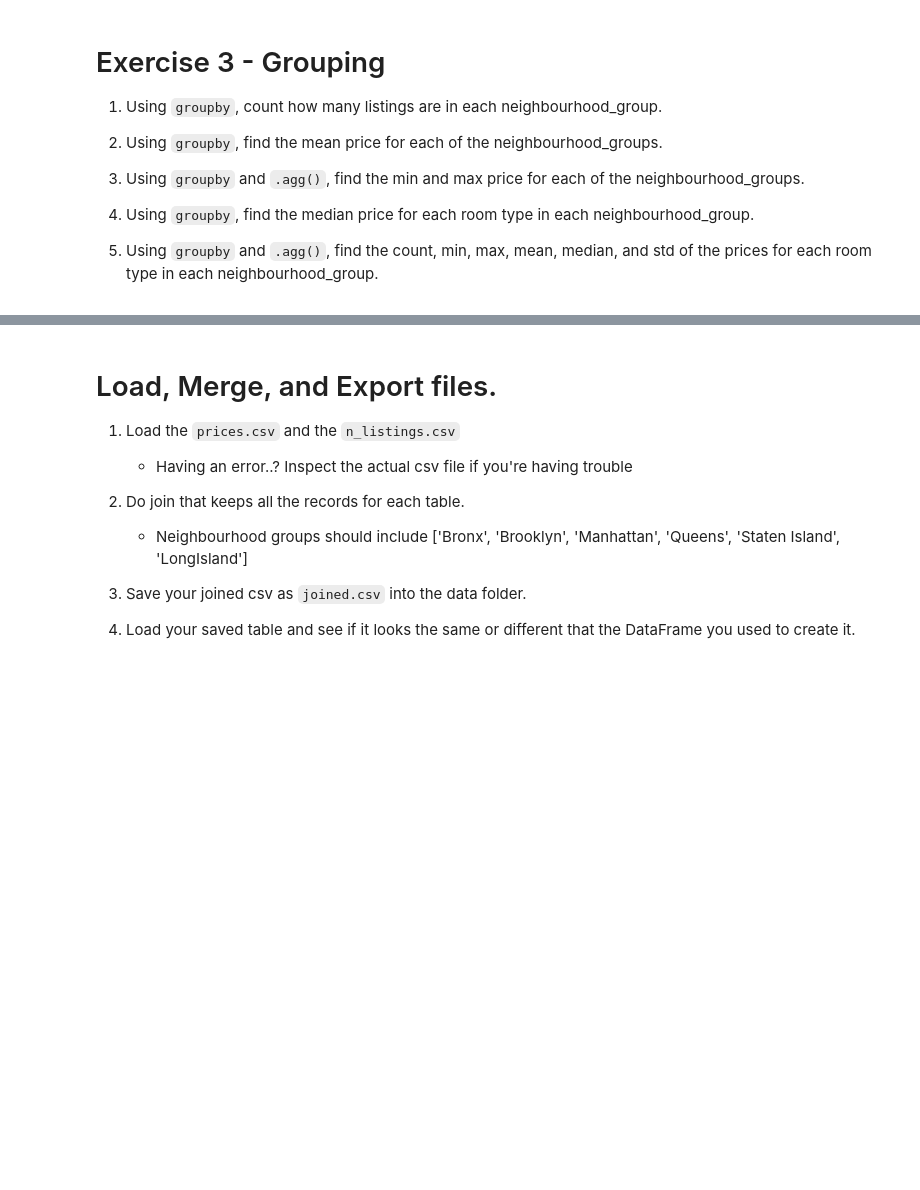
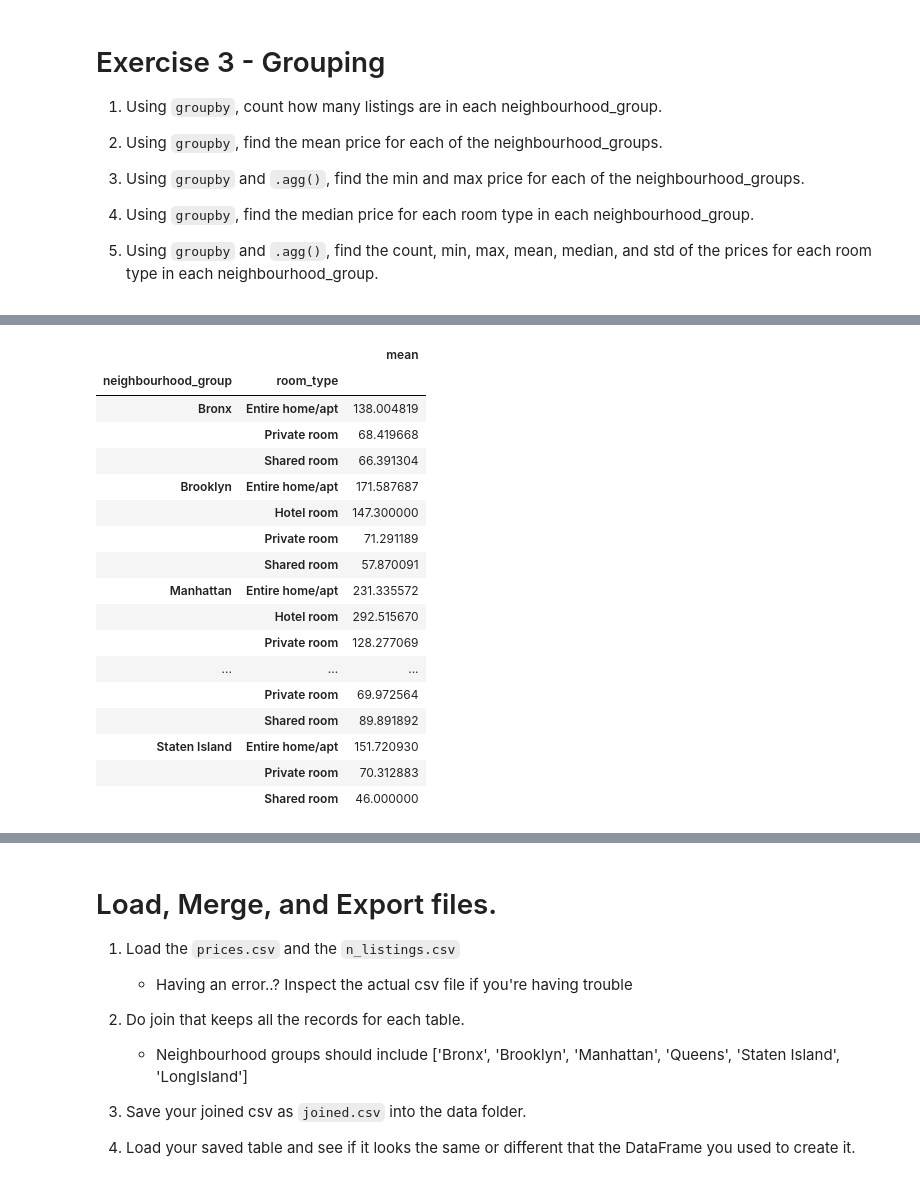
Before and after one commit to Mansur-Mahdee/2024-DS-Tue, a Jupyter notebook: Week-01-Pandas/Exercise-MM.ipynb, the cells around one changed output, grey strips where cells are left out. Cells and saved outputs as stored; diff of their text form; code cells hidden in the pictures; blank space fills up the shorter version.

```diff
--- a/Week-01-Pandas/Exercise-MM.ipynb
+++ b/Week-01-Pandas/Exercise-MM.ipynb
@@ -79,5 +182,26 @@ Return the following subsets of the dataframe.
 # %%
 # 4. Using `groupby`, find the mean price for each room_type in each neighbourhood_group.
+
+df.groupby(['neighbourhood_group','room_type'])['price'].agg(['mean'])
+# %% [output]
+|  |  | mean |
+| neighbourhood_group | room_type |  |
+| Bronx | Entire home/apt | 138.004819 |
+|  | Private room | 68.419668 |
+|  | Shared room | 66.391304 |
+| Brooklyn | Entire home/apt | 171.587687 |
+|  | Hotel room | 147.300000 |
+|  | Private room | 71.291189 |
+|  | Shared room | 57.870091 |
+| Manhattan | Entire home/apt | 231.335572 |
+|  | Hotel room | 292.515670 |
+|  | Private room | 128.277069 |
+| ... | ... | ... |
+|  | Private room | 69.972564 |
+|  | Shared room | 89.891892 |
+| Staten Island | Entire home/apt | 151.720930 |
+|  | Private room | 70.312883 |
+|  | Shared room | 46.000000 |
 # %%
 # 5. Using `groupby` and `.agg()`, find the count, min, max, mean, median, and std of the prices
 # for each room type in each neighbourhood_group.
```
Also changed, not shown: parts of 20 cells of this notebook.
